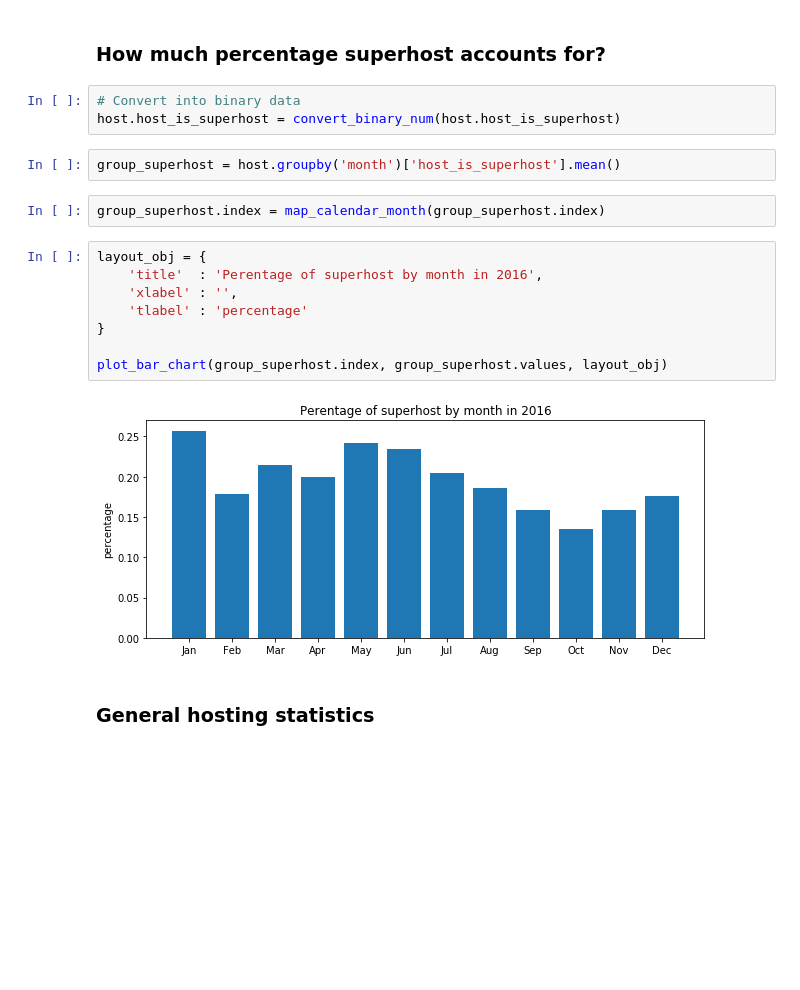
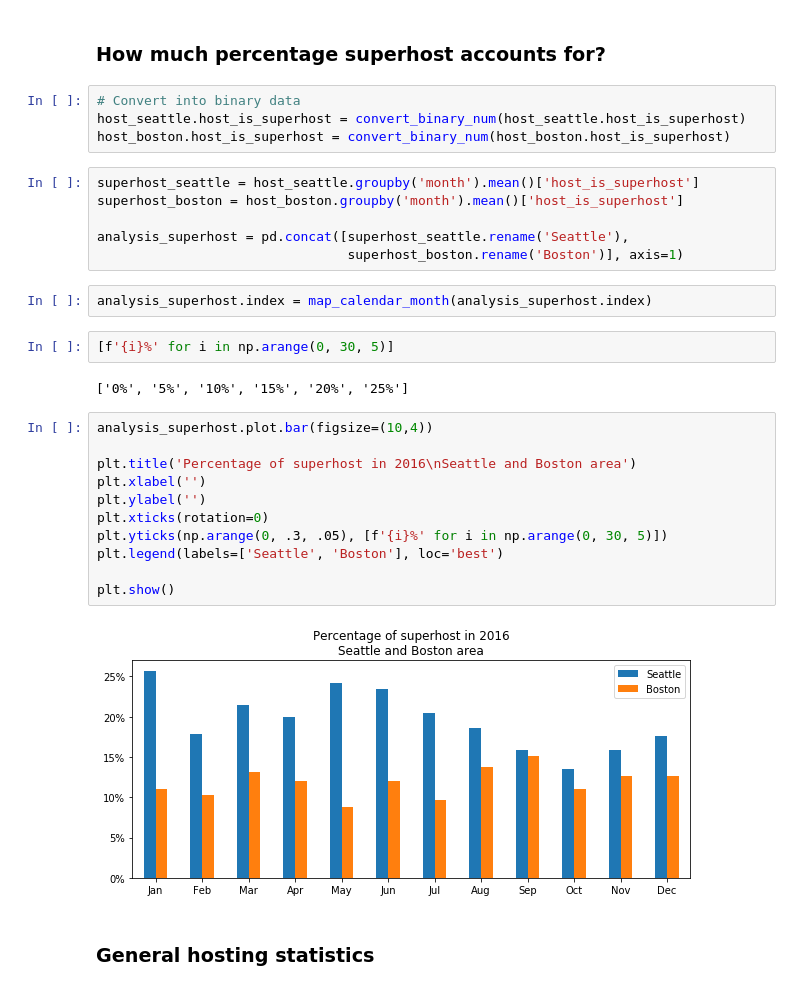
Before and after one commit to jasonsuk/ds-airbnb, a Jupyter notebook: analysis.ipynb, the cells around one changed output. Drawn from its saved outputs; the diff is of its cells as text; blank space fills up the shorter version.

```diff
--- a/analysis.ipynb
+++ b/analysis.ipynb
@@ -623,21 +635,33 @@ plot_bar_chart(group_total_hostings.index , group_total_hostings.values, layout_
 ### How much percentage superhost accounts for?
 # %%
 # Convert into binary data
-host.host_is_superhost = convert_binary_num(host.host_is_superhost)
+host_seattle.host_is_superhost = convert_binary_num(host_seattle.host_is_superhost)
+host_boston.host_is_superhost = convert_binary_num(host_boston.host_is_superhost)
-# %%
-group_superhost = host.groupby('month')['host_is_superhost'].mean()
+# %%
+superhost_seattle = host_seattle.groupby('month').mean()['host_is_superhost']
+superhost_boston = host_boston.groupby('month').mean()['host_is_superhost']
+
+analysis_superhost = pd.concat([superhost_seattle.rename('Seattle'),
+                                superhost_boston.rename('Boston')], axis=1)
 # %%
-group_superhost.index = map_calendar_month(group_superhost.index)
+analysis_superhost.index = map_calendar_month(analysis_superhost.index)
-# %%
-layout_obj = {
-    'title'  : 'Perentage of superhost by month in 2016',
-    'xlabel' : '',
-    'tlabel' : 'percentage'
-}
-
-plot_bar_chart(group_superhost.index, group_superhost.values, layout_obj)
-# %% [output]
-[figure, removed]
+# %%
+[f'{i}%' for i in np.arange(0, 30, 5)]
+# %% [output]
+['0%', '5%', '10%', '15%', '20%', '25%']
+# %%
+analysis_superhost.plot.bar(figsize=(10,4))
+
+plt.title('Percentage of superhost in 2016\nSeattle and Boston area')
+plt.xlabel('')
+plt.ylabel('')
+plt.xticks(rotation=0)
+plt.yticks(np.arange(0, .3, .05), [f'{i}%' for i in np.arange(0, 30, 5)])
+plt.legend(labels=['Seattle', 'Boston'], loc='best')
+
+plt.show()
+# %% [output]
+[figure, added]
 # %% [markdown]
 ### General hosting statistics
 # %% [markdown]
```
Also changed, not shown: parts of 32 cells of this notebook.
